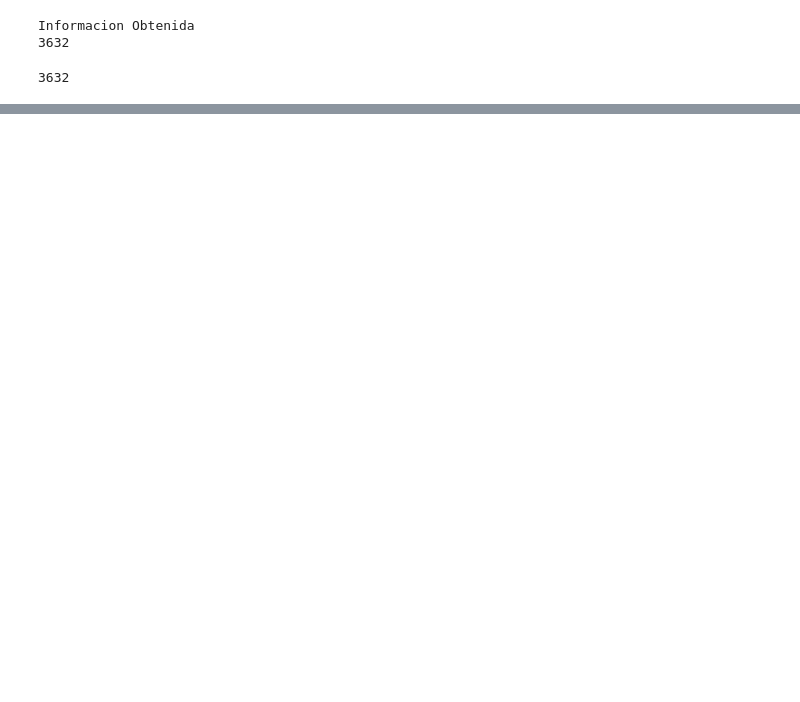
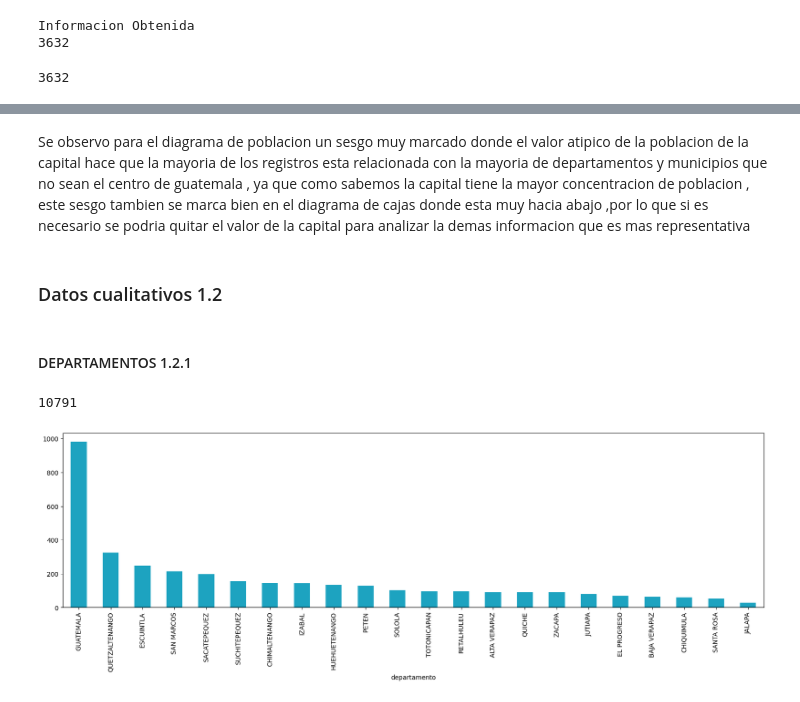
Before and after one commit to gkruiz/SEMI2_Practica1_2024, a Jupyter notebook: estadisticas.ipynb, the cells around one changed output, grey strips where cells are left out. Drawn from its saved outputs; the diff is of its cells as text; code cells hidden in the pictures; blank space fills up the shorter version.

```diff
--- a/estadisticas.ipynb
+++ b/estadisticas.ipynb
@@ -469,0 +244,30 @@ plt.show()
+# %% [markdown]
+Se observo para el diagrama de poblacion un sesgo muy marcado donde el valor atipico de la poblacion de la capital hace que la mayoria de los registros esta relacionada con la mayoria de
+departamentos y municipios que no sean el centro de guatemala , ya que como sabemos la capital tiene la mayor concentracion de poblacion , este sesgo tambien se marca bien en el
+diagrama de cajas donde esta muy hacia abajo ,por lo que si es necesario se podria quitar el valor de la capital para analizar la demas informacion que es mas representativa
+# %% [markdown]
+### Datos cualitativos 1.2
+# %% [markdown]
+#### DEPARTAMENTOS 1.2.1
+# %%
+#BARRAS DEPARTAMENTOS
+
+dc=copy.deepcopy(df)
+dc = dc.drop(columns=[
+    'fecha',
+    'region',
+    'nuevos_casos',
+    'acumulado_casos',
+    'nuevas_muertes',
+    'acumulado_muertes',
+    'valor'
+    ], axis=1)
+
+f1 = dc[(dc['poblacion'] > 0) ]
+
+f1.groupby('departamento')['departamento'].size().sort_values(ascending=False).plot(kind='bar', color='#1da3c0' ,figsize=(20, 5))
+
+plt.show()
+# %% [output]
+10791
+[figure, added]
```
Also changed, not shown: parts of 90 cells of this notebook, 1 other file.
